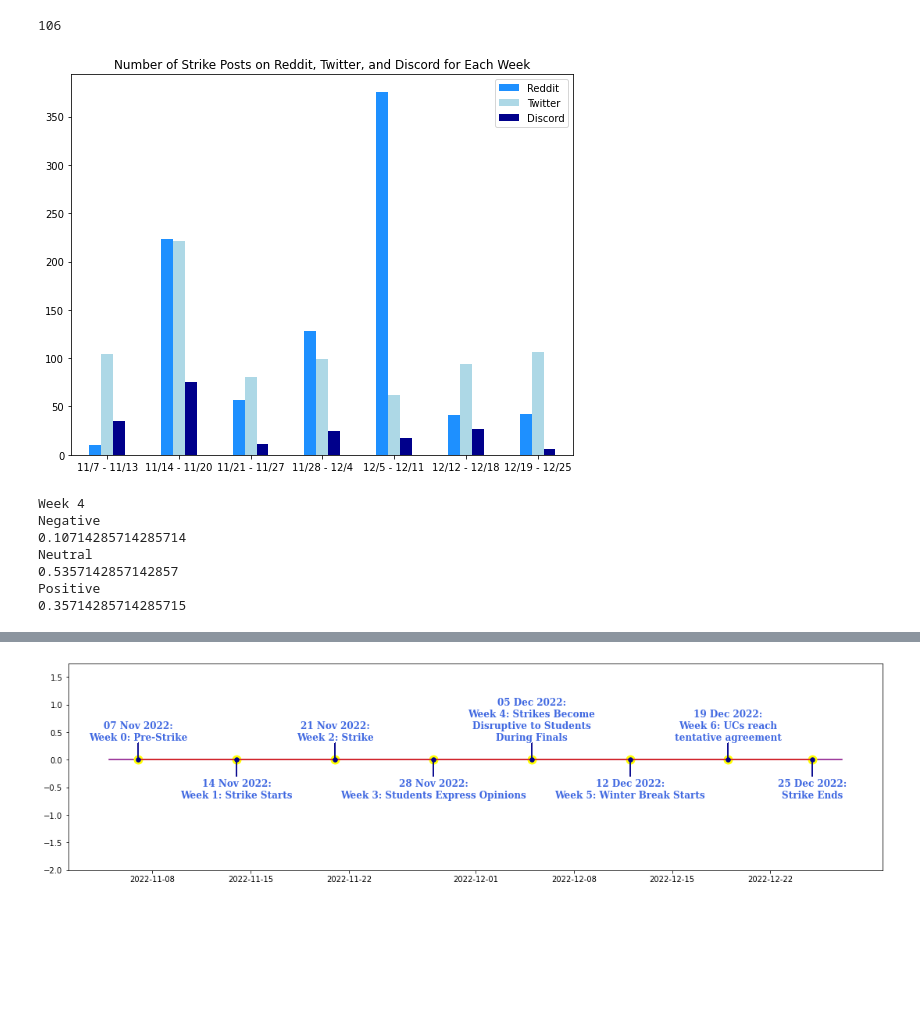
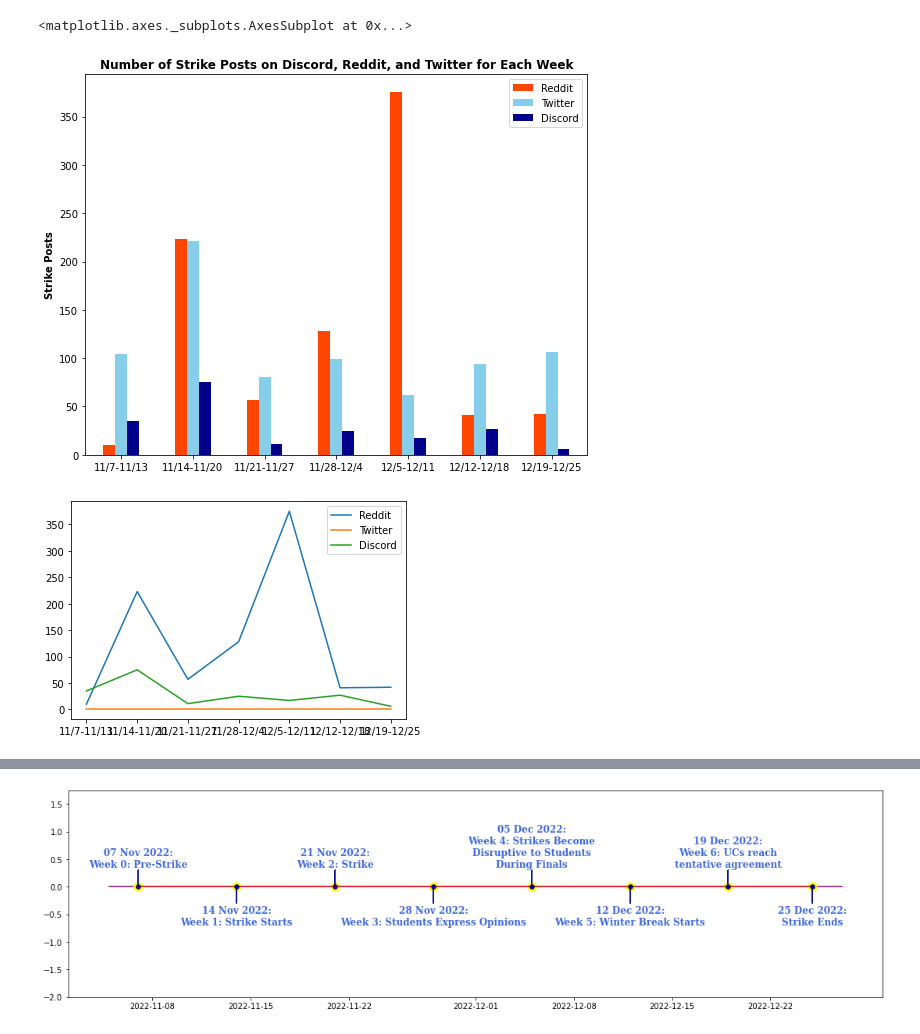
Before and after one commit to samanthasu12/TA-Strike-Analysis-For-Daily-Nexus, a Jupyter notebook: TAStrikeAnalysisDiagrams.ipynb, the cells around one changed output, grey strips where cells are left out. Cells and saved outputs as stored; diff of their text form; code cells hidden in the pictures; blank space fills up the shorter version.

```diff
--- a/TAStrikeAnalysisDiagrams.ipynb
+++ b/TAStrikeAnalysisDiagrams.ipynb
@@ -47,19 +47,21 @@ Installing collected packages: matplotlib
     Uninstalling matplotlib-3.6.3:
       Successfully uninstalled matplotlib-3.6.3
 Successfully installed matplotlib-3.1.3
-# %%
-43+44+19
-# %% [output]
-106
 # %%
 reddit_values = [10, 223, 57, 128,375,41,42]
 twitter_values = [104, 221, 80, 99,62,94,106]
 discord_values = [35, 75, 11, 25,17,27,6]
 
-index = ['11/7 - 11/13', '11/14 - 11/20', '11/21 - 11/27', '11/28 - 12/4', '12/5 - 12/11', '12/12 - 12/18', '12/19 - 12/25']
+index = ['11/7-11/13', '11/14-11/20', '11/21-11/27', '11/28-12/4', '12/5-12/11', '12/12-12/18', '12/19-12/25']
 df = pd.DataFrame({'Reddit': reddit_values,
                     'Twitter': twitter_values,
                    'Discord': discord_values}, index=index)
-ax = df.plot.bar(rot=0, color={"Reddit": "DodgerBlue", "Twitter": "lightblue", "Discord": "darkblue"}, title='Number of Strike Posts on Reddit, Twitter, and Discord for Each Week', linewidth=13, figsize=(9,7))
+ax = df.plot.bar(rot=0, color={"Reddit": "Orangered", "Twitter": "skyblue", "Discord": "darkblue"}, linewidth=13, figsize=(9,7))
+ax.set_title('Number of Strike Posts on Discord, Reddit, and Twitter for Each Week', fontname="Times New Roman", size=12,fontweight="bold")
+plt.ylabel('Strike Posts',fontweight="bold")
+df["Twitter"] = 1
+df.plot()
 # %% [output]
+<matplotlib.axes._subplots.AxesSubplot at 0x...>
-[figure, old version]
+[figure, new version]
+[figure, added]
@@ -81,26 +81,6 @@ df2 = prep_df(df2, 'Neutral')
 df3 = prep_df(df3, 'Positive')
 
 df = pd.concat([df1, df2, df3])
-# %%
-print('Week 4')
-print('Negative')
-print(6/(6+30+20))
-print('Neutral')
-print(30/(6+30+20))
-print('Positive')
-print(20/(6+30+20))
-
-#Negative = [8, 18, 11, 7, 6, 20, 15]
-#Neutral = [45, 115, 38, 43, 30, 37, 44]
-#Positive = [26, 76, 27, 38, 20, 33, 39]
-# %% [output]
-Week 4
-Negative
-0.10714285714285714
-Neutral
-0.5357142857142857
-Positive
-0.35714285714285715
 # %%
 alt.Chart(df).mark_bar().encode(
 
```
Also changed, not shown: parts of 6 cells of this notebook.
